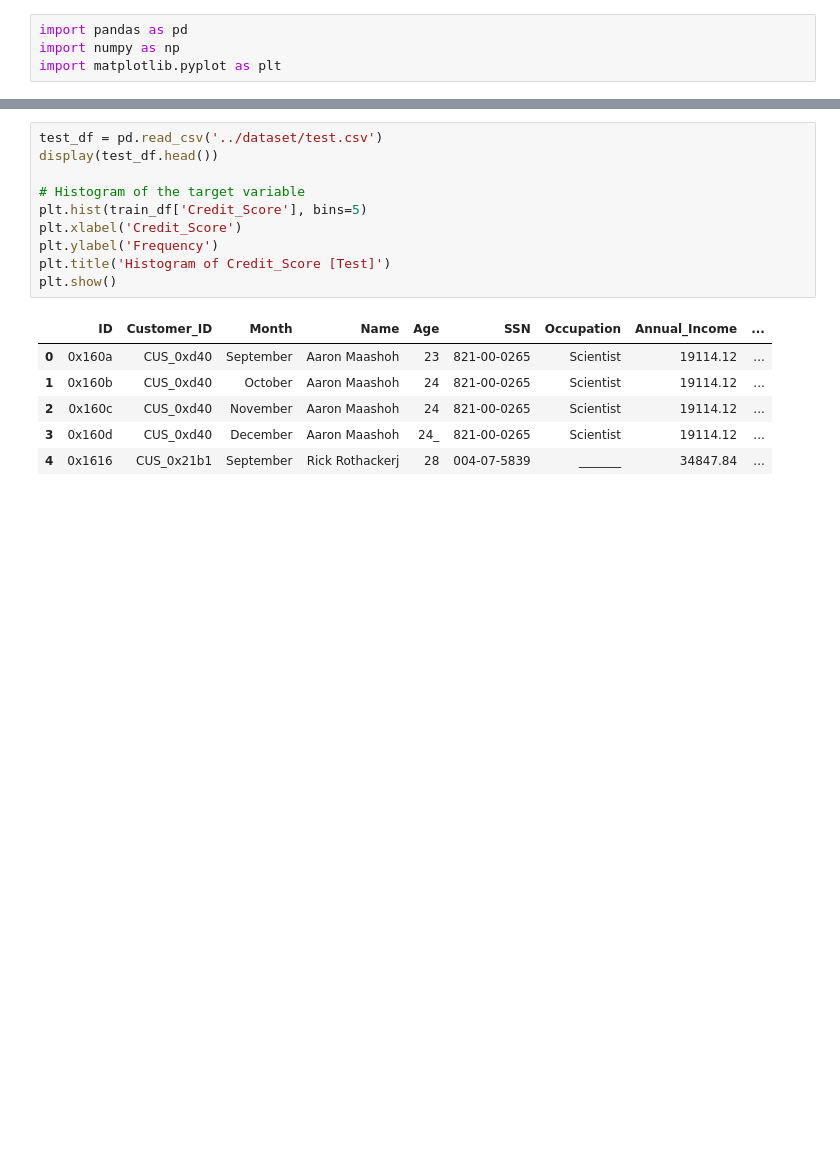
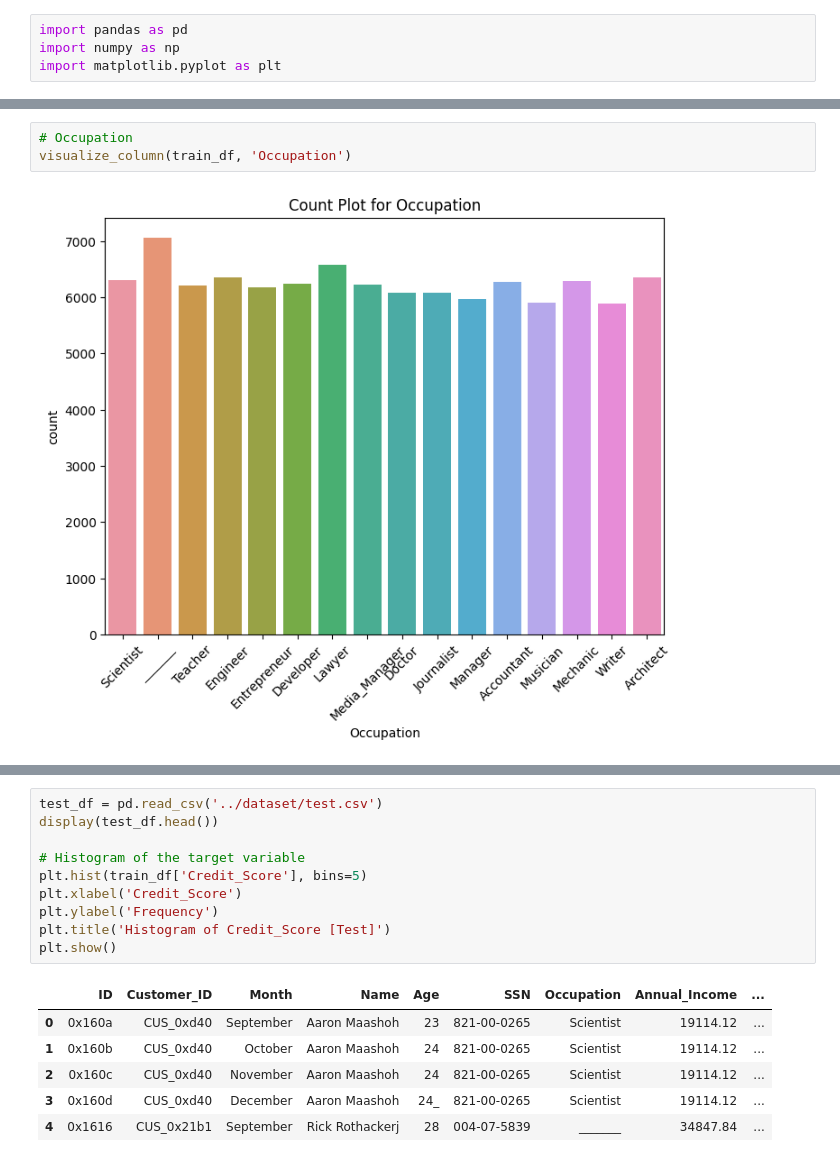
Before and after one commit to BasmaElhoseny01/Credit-Score-Classification-and-Analysis, a Jupyter notebook: src/data_visualization.ipynb, the cells around one changed output, grey strips where cells are left out. Drawn from its saved outputs; the diff is of its cells as text; blank space fills up the shorter version.

```diff
--- a/src/data_visualization.ipynb
+++ b/src/data_visualization.ipynb
@@ -26,0 +159,5 @@ plt.show()
+# %%
+# Occupation
+visualize_column(train_df, 'Occupation')
+# %% [output]
+[figure, added]
```
Also changed, not shown: parts of 20 cells of this notebook, 1 other file.
